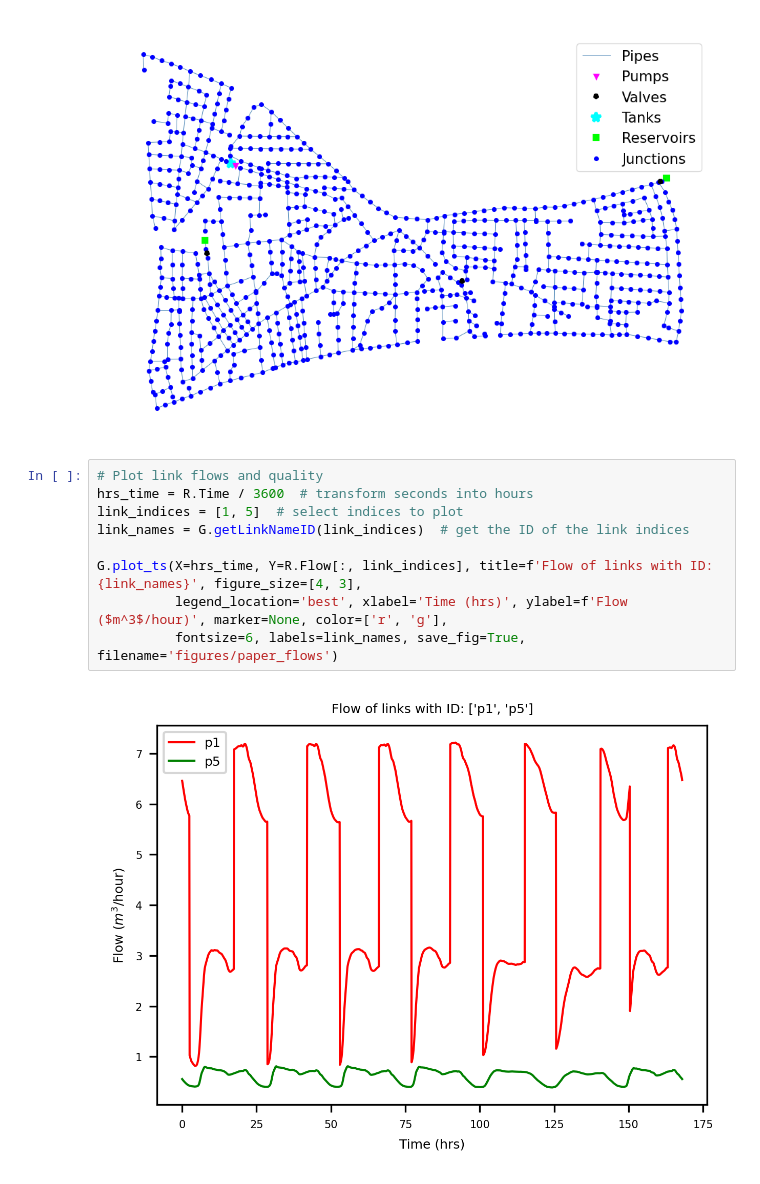
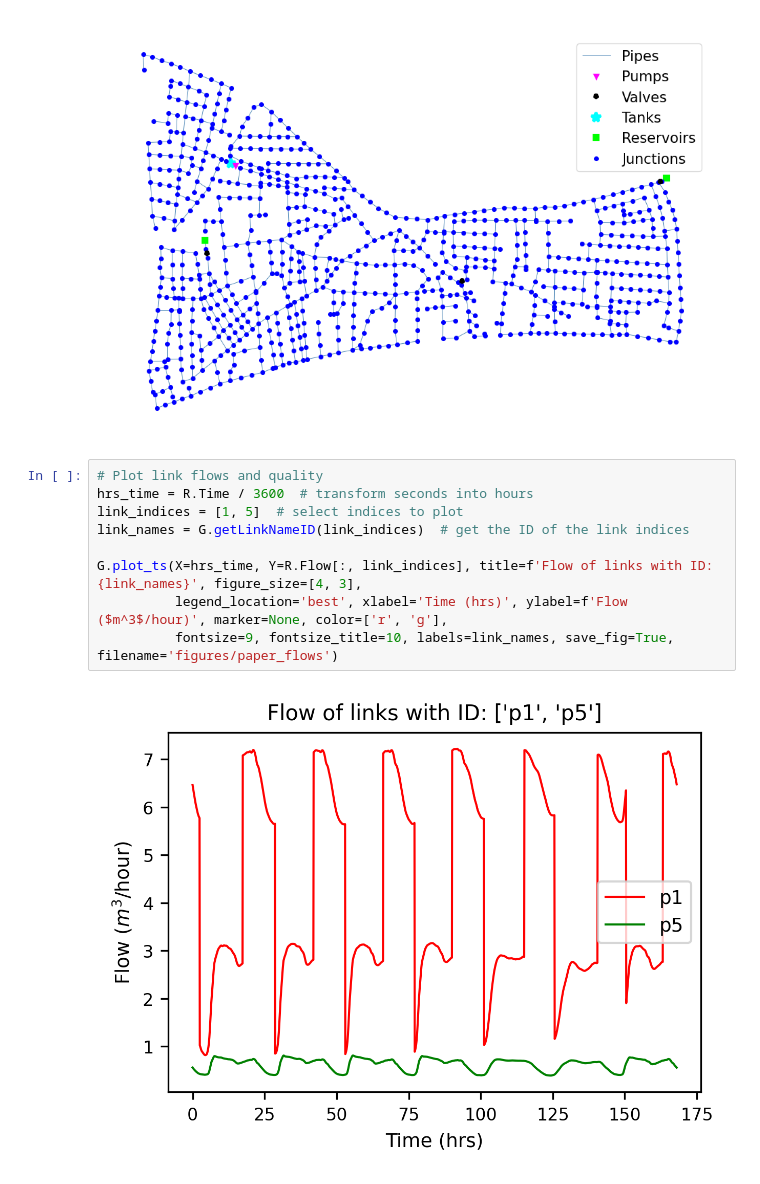
Before and after one commit to OpenWaterAnalytics/EPyT, a Jupyter notebook: paper/joss_paper.ipynb, the cells around one changed output. Cells and saved outputs as stored; diff of their text form.

Commit message:
update in paper

```diff
--- a/paper/joss_paper.ipynb
+++ b/paper/joss_paper.ipynb
@@ -106,11 +106,11 @@ G.plot()
 # %%
 # Plot link flows and quality
 hrs_time = R.Time / 3600  # transform seconds into hours
 link_indices = [1, 5]  # select indices to plot
 link_names = G.getLinkNameID(link_indices)  # get the ID of the link indices
 
 G.plot_ts(X=hrs_time, Y=R.Flow[:, link_indices], title=f'Flow of links with ID: {link_names}', figure_size=[4, 3],
           legend_location='best', xlabel='Time (hrs)', ylabel=f'Flow ($m^3$/hour)', marker=None, color=['r', 'g'],
-          fontsize=6, labels=link_names, save_fig=True, filename='figures/paper_flows')
+          fontsize=9, fontsize_title=10, labels=link_names, save_fig=True, filename='figures/paper_flows')
 # %% [output]
-[figure, old version]
+[figure, new version]
```
Also changed, not shown: parts of 1 cell of this notebook, 5 other files.
